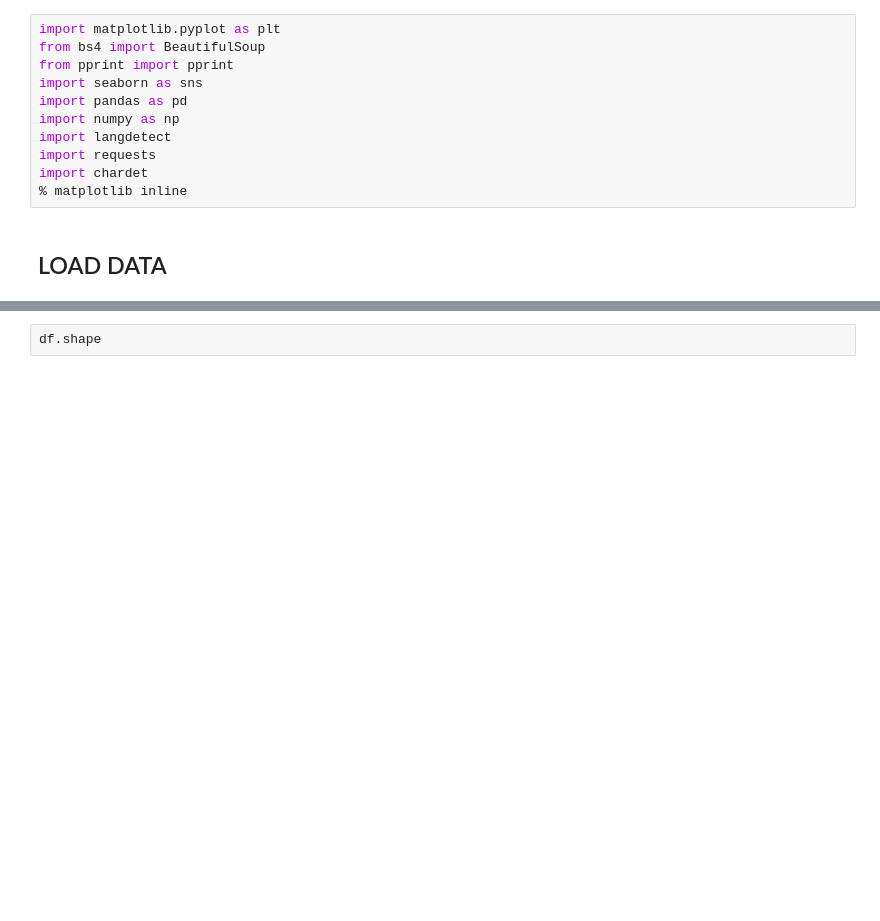
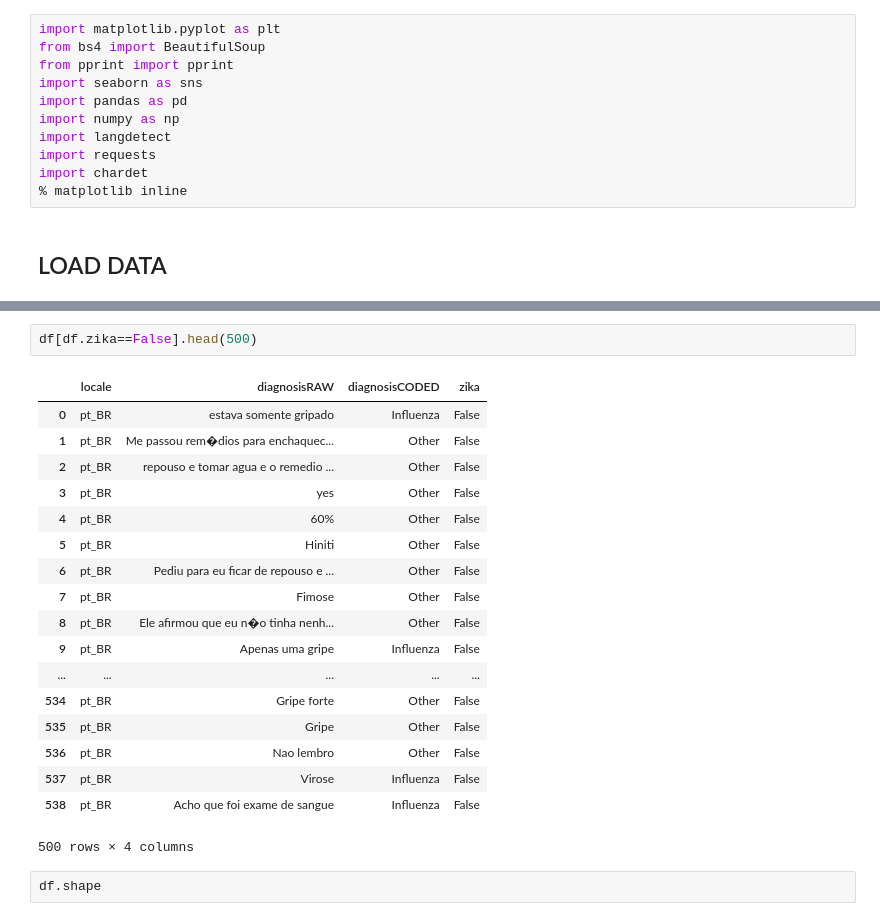
Before and after one commit to marwin-ko/projects, a Jupyter notebook: gyant/EDA.ipynb, the cells around one changed output, grey strips where cells are left out. Saved outputs shown, nothing was run; the diff lists cells and outputs as text; blank space fills up the shorter version.

```diff
--- a/gyant/EDA.ipynb
+++ b/gyant/EDA.ipynb
@@ -27,3 +26,24 @@ df.head(6)
+# %%
+df[df.zika==False].head(500)
+# %% [output]
+|  | locale | diagnosisRAW | diagnosisCODED | zika |
+| 0 | pt_BR | estava somente gripado | Influenza | False |
+| 1 | pt_BR | Me passou rem�dios para enchaquec... | Other | False |
+| 2 | pt_BR | repouso e tomar agua e o remedio ... | Other | False |
+| 3 | pt_BR | yes | Other | False |
+| 4 | pt_BR | 60% | Other | False |
+| 5 | pt_BR | Hiniti | Other | False |
+| 6 | pt_BR | Pediu para eu ficar de repouso e ... | Other | False |
+| 7 | pt_BR | Fimose | Other | False |
+| 8 | pt_BR | Ele afirmou que eu n�o tinha nenh... | Other | False |
+| 9 | pt_BR | Apenas uma gripe | Influenza | False |
+| ... | ... | ... | ... | ... |
+| 534 | pt_BR | Gripe forte | Other | False |
+| 535 | pt_BR | Gripe | Other | False |
+| 536 | pt_BR | Nao lembro | Other | False |
+| 537 | pt_BR | Virose | Influenza | False |
+| 538 | pt_BR | Acho que foi exame de sangue | Influenza | False |
+500 rows × 4 columns
 # %%
 df.shape
 # %% [output]
```
Also changed, not shown: parts of 4 cells of this notebook, 8 other files.
